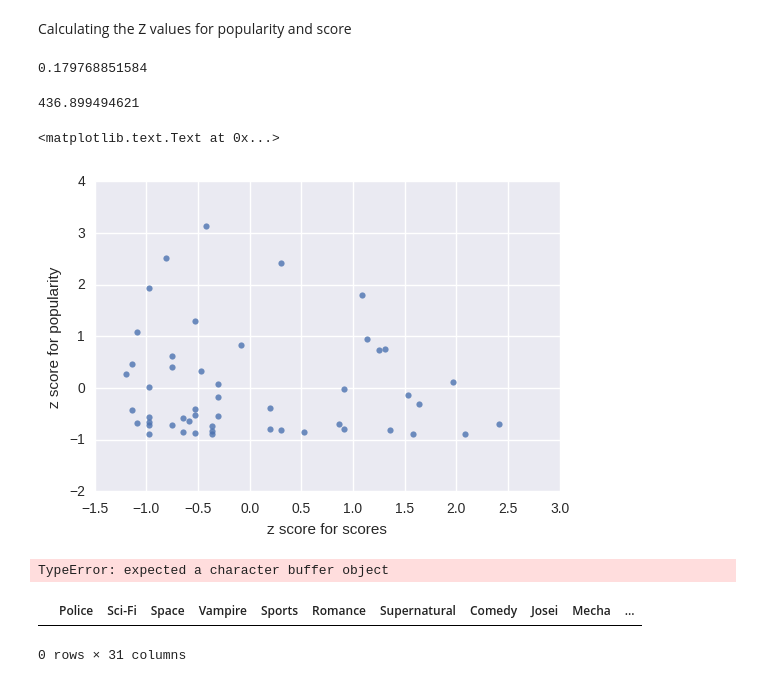
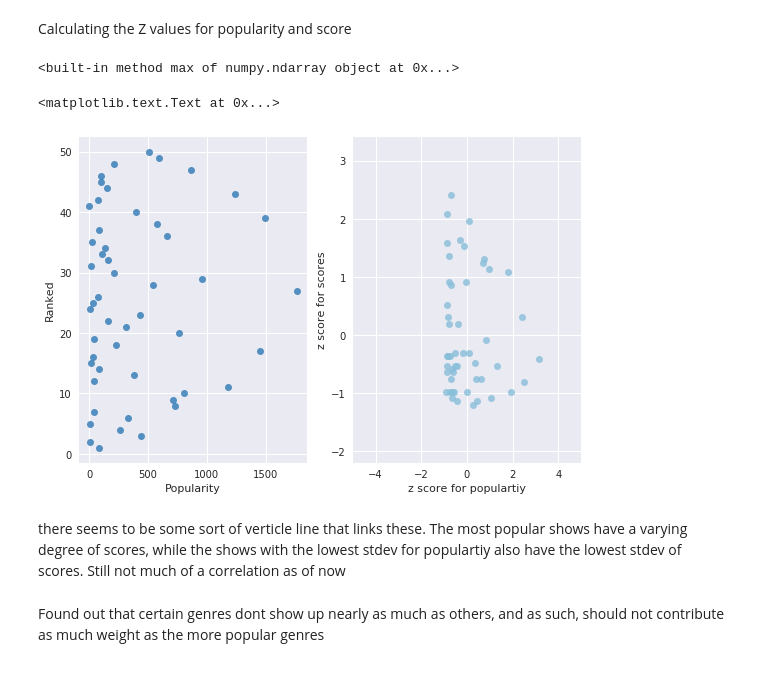
Before and after one commit to CalebWelch/anime_scores, a Jupyter notebook: Untitled.ipynb, the cells around one changed output. Drawn from its saved outputs; the diff is of its cells as text; code cells hidden in the pictures.

```diff
--- a/Untitled.ipynb
+++ b/Untitled.ipynb
@@ -11,6 +20,7 @@ df = pd.read_csv('file_name')
 del df[df.columns[0]]
 df.Score = [float(x.split(' ')[1]) for x in df.Score]
 # %%
+sb.set_palette('RdBu_r')
 fig, axs = plt.subplots(ncols=2,figsize=(9,6))
 sb.countplot(x=df.Type, data = df,ax=axs[0])
 sb.swarmplot(x=df.Type,y=df.Popularity, ax=axs[1])
@@ -27,33 +37,33 @@ sb.regplot(x=df.Popularity, y=df.Ranked,color="Black",fit_reg=False,scatter=True
 # %% [markdown]
 Calculating the Z values for popularity and score
 # %%
-float_numbers = [float(x.split(' ')[1]) for x in df.Score]
+float_numbers = [float(x) for x in df.Score]
 avg = np.average(float_numbers)
-
 div = 1.0/len(df.Score)
 stddev = np.sqrt(div*np.sum([np.square(x - avg) for x in float_numbers]))
-print stddev
 z_scores_score = [(x-avg)/stddev for x in float_numbers]
-# %% [output]
-0.179768851584
 # %%
-
 float_numbers = [float(x) for x in df.Popularity]
 avg = np.average(float_numbers)
 stddev = np.sqrt(div*np.sum([np.square(x - avg) for x in float_numbers]))
-print stddev
 z_scores_pop = [(x-avg)/stddev for x in float_numbers]
-# %% [output]
-436.899494621
 # %%
 z_scores_score = np.array(z_scores_score)
 z_scores_pop = np.array(z_scores_pop)
-sb.regplot(x= z_scores_score,y=z_scores_pop,fit_reg=False)
-plt.xlabel('z score for scores')
-plt.ylabel('z score for popularity')
+fig, axs = plt.subplots(ncols=2,figsize=(9,6))
+print z_scores_score.max
+plt.ylim(z_scores_score.min()-1,z_scores_score.max()+1)
+plt.xlim(-5,5)
+sb.regplot(x=df.Popularity, y=df.Ranked,fit_reg=False,scatter=True,ax=axs[0])
+sb.regplot(x= z_scores_pop,y=z_scores_score,fit_reg=False,ax=axs[1],)
+plt.xlabel('z score for populartiy')
+plt.ylabel('z score for scores')
 # %% [output]
-<matplotlib.text.Text at 0x...>
+<built-in method max of numpy.ndarray object at 0x...>
+<matplotlib.text.Text at 0x...>
-[figure, old version]
+[figure, new version]
+# %% [markdown]
+there seems to be some sort of verticle line that links these. The most popular shows have a varying degree of scores, while the shows with the lowest stdev for populartiy also have the lowest stdev of scores. Still not much of a correlation as of now
 # %%
 genre = set()
 for x in df.Genres:
@@ -61,14 +71,15 @@ for x in df.Genres:
             genre.add(l)
 # %%
 scoredf = pd.DataFrame(index=genre)
-for x in df.Genres:
-    for k in genre:
-        if k in x:
-            scoredf.loc[k] += df.Score[k.index]
+total_scores = []
+for x in genre:
+    scores = []
+    for k in enumerate(df.Genres):
+        if x in k[1]:
+            scores.append(df.Score.iloc[k[0]])
+        else:
+            scores.append(0)
+    total_scores.append(scores)
+total_scores = np.array(total_scores)
-# %% [output]
-TypeError: expected a character buffer object
-# %%
-scoredf
-# %% [output]
-|  | Police | Sci-Fi | Space | Vampire | Sports | Romance | Supernatural | Comedy | Josei | Mecha | ... |
-0 rows × 31 columns
+# %% [markdown]
+Found out that certain genres dont show up nearly as much as others, and as such, should not contribute as much weight as the more popular genres
```
Also changed, not shown: parts of 8 cells of this notebook.
